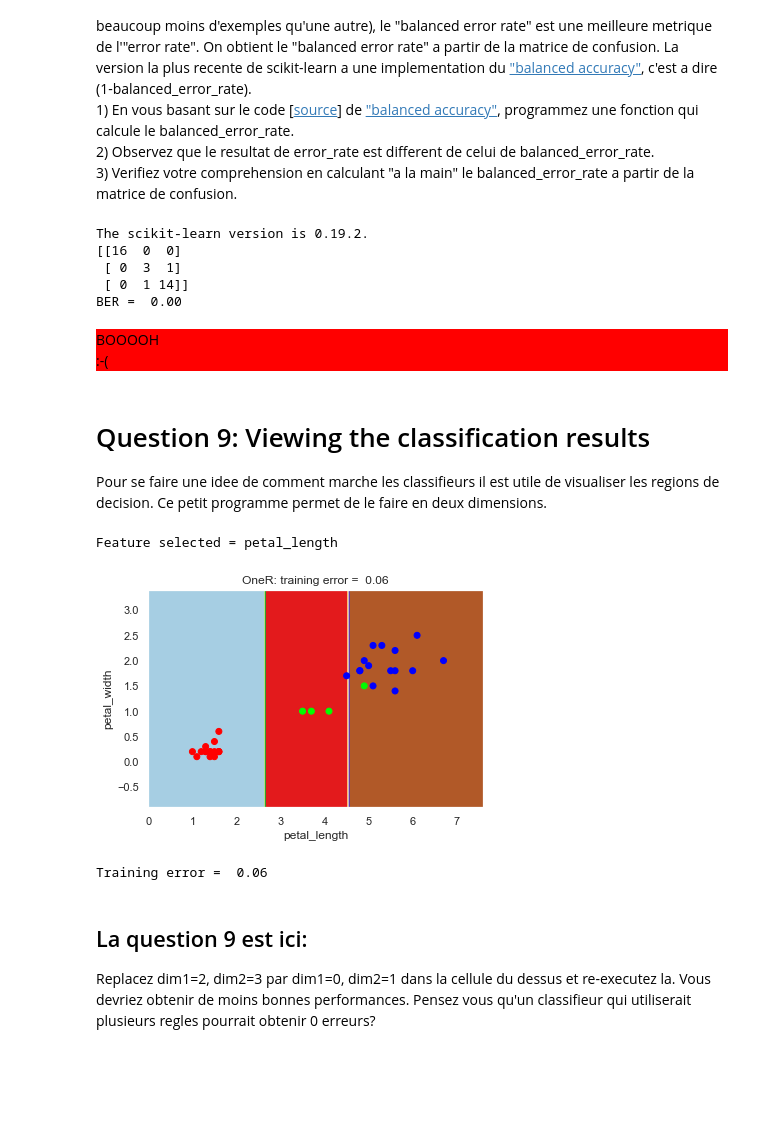
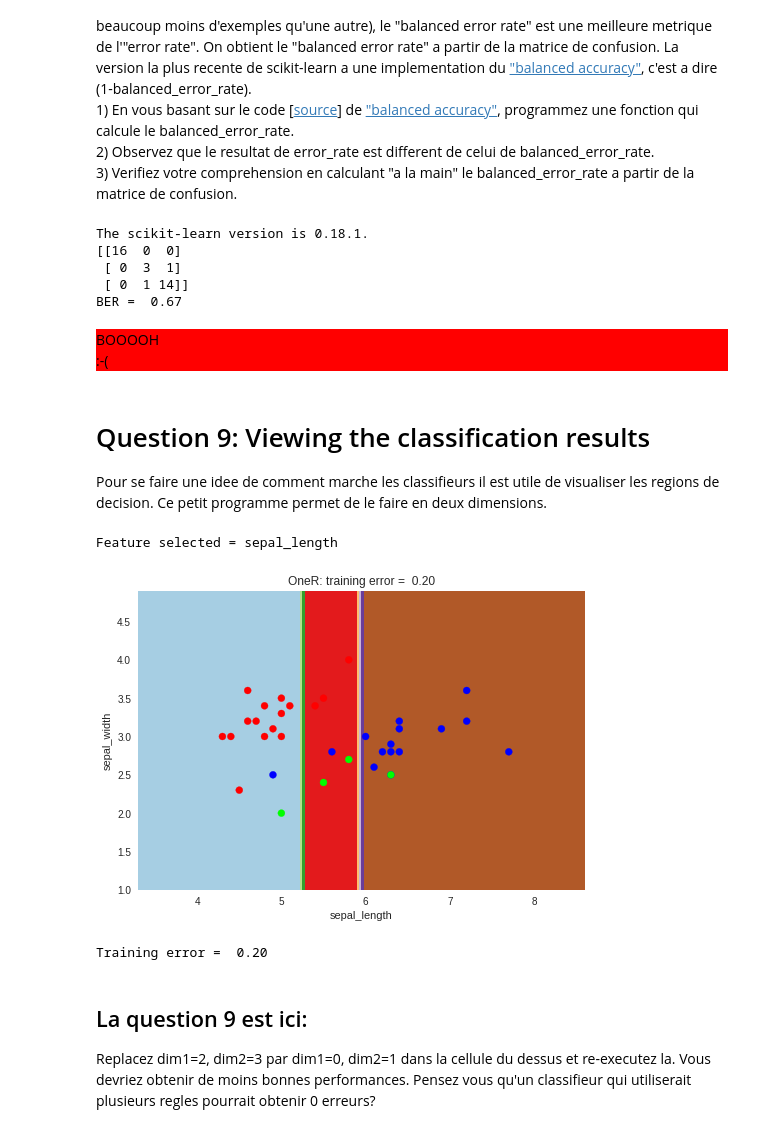
Before and after one commit to sebastienPatte/info232, a Jupyter notebook: TP1/README.ipynb, the cells around one changed output. Cells and saved outputs as stored; diff of their text form; code cells hidden in the pictures; blank space fills up the shorter version.

```diff
--- a/TP1/README.ipynb
+++ b/TP1/README.ipynb
@@ -342,18 +348,25 @@ print(confusion_matrix(Y, Yhat))
 
 def balanced_error_rate(solution, prediction):
     # Put here the code of balanced_accuracy and return 1-balanced_accuracy
-    return 0
+    C = confusion_matrix(solution, prediction)
+    with np.errstate(divide='ignore', invalid='ignore'):
+        per_class = np.diag(C) / C.sum(axis=1)
+    if np.any(np.isnan(per_class)):
+        warnings.warn('y_pred contains classes not in y_true')
+        per_class = per_class[~np.isnan(per_class)]
+    score = np.mean(per_class)
+    return 1-score
 
 BER = balanced_error_rate(Y, Yhat)
 print('BER = %5.2f' % BER)
 question = 8
 score += check(BER, question)
 # %% [output]
-The scikit-learn version is 0.19.2.
+The scikit-learn version is 0.18.1.
 [[16  0  0]
  [ 0  3  1]
  [ 0  1 14]]
-BER =  0.00
+BER =  0.67
 BOOOOH
 :-(
 # %% [markdown]
@@ -407,13 +420,13 @@ def ClfScatter(clf, X, Y, F, dim1=0, dim2=1, title=''):
     plt.show()
     return clf.predict(X2)
 # %%
-Yhat = ClfScatter(my_model, X, Y, feature_names, dim1=2, dim2=3, title='OneR')
+Yhat = ClfScatter(my_model, X, Y, feature_names, dim1=0, dim2=1, title='OneR')
 errate = error_rate(Y, Yhat)
 print('Training error = %5.2f' % errate)
 # %% [output]
-Feature selected = petal_length
+Feature selected = sepal_length
-[figure, old version]
+[figure, new version]
-Training error =  0.06
+Training error =  0.20
 # %% [markdown]
 ## La question 9 est ici:
 Replacez dim1=2, dim2=3 par dim1=0, dim2=1 dans la cellule du dessus et re-executez la. Vous devriez obtenir de moins bonnes performances. Pensez vous qu'un classifieur qui utiliserait plusieurs regles pourrait obtenir 0 erreurs?
```
Also changed, not shown: parts of 16 cells of this notebook, 8 other files.
